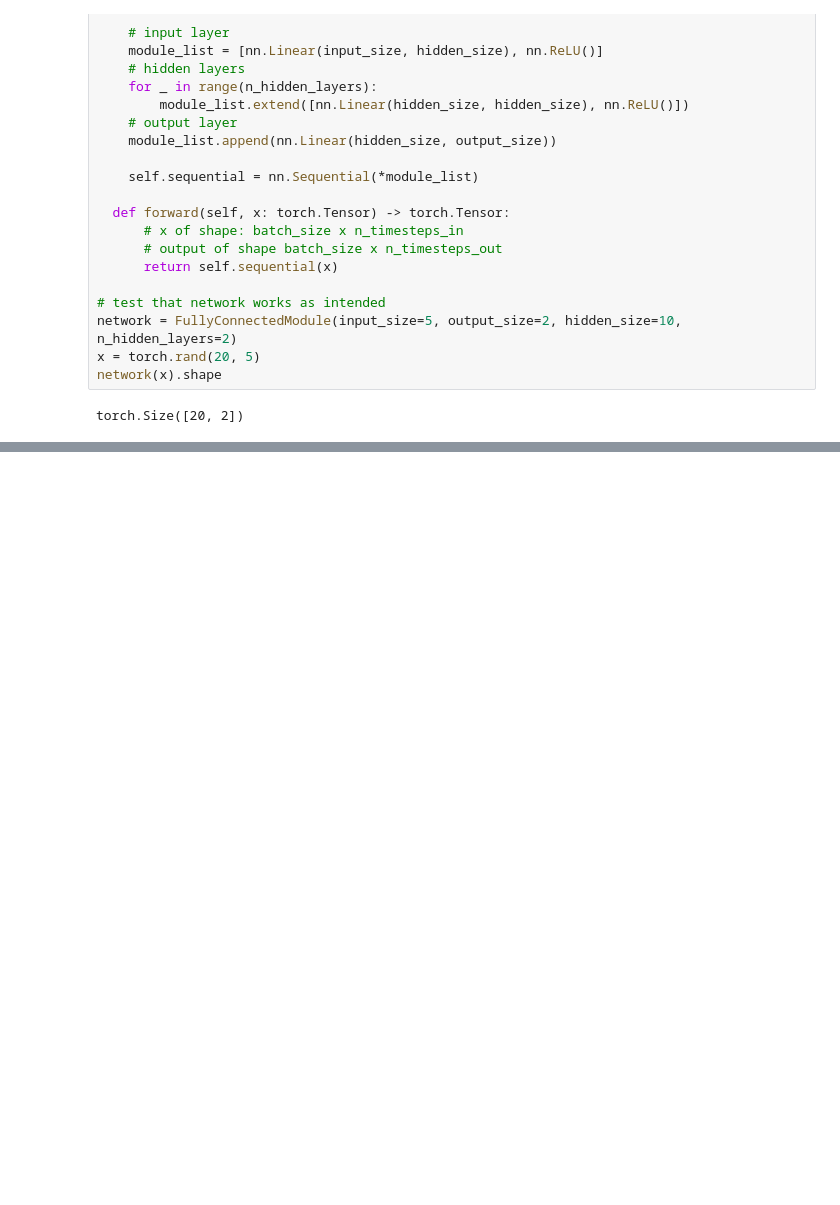
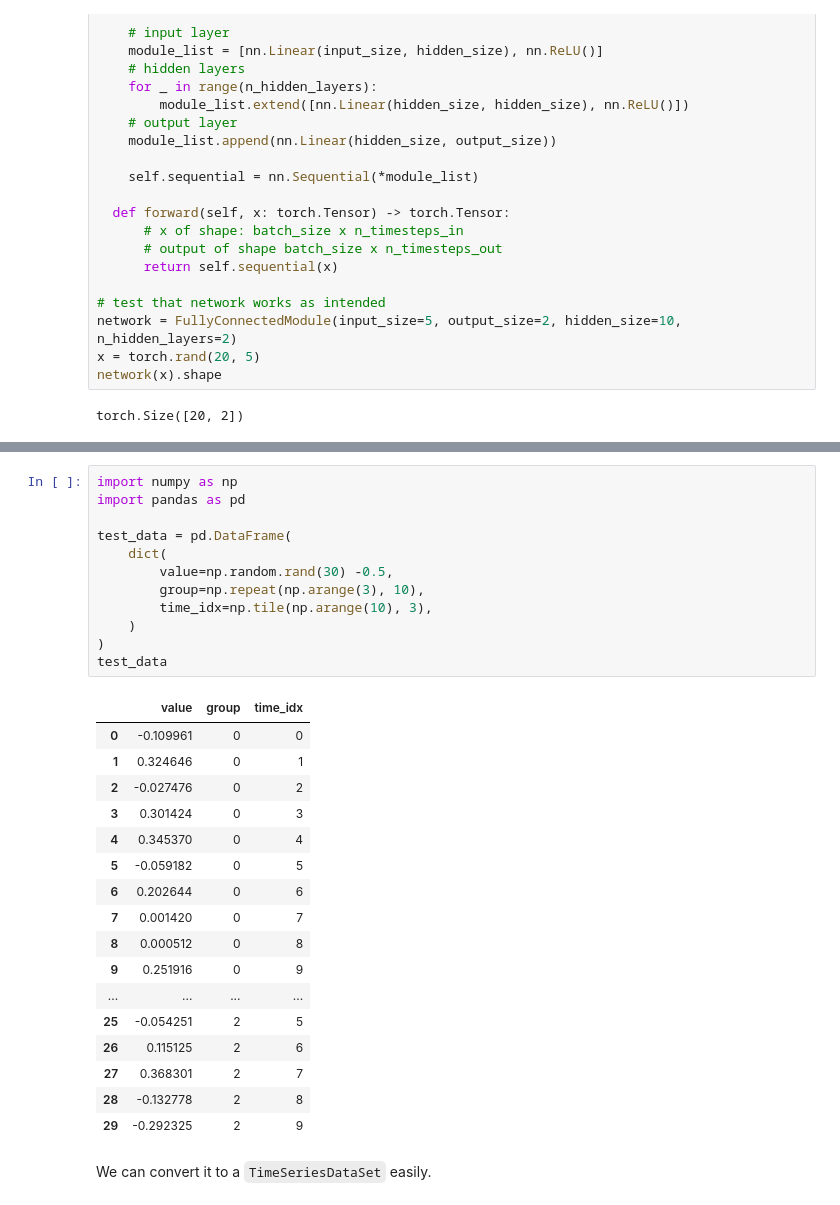
Before and after one commit to MMoronto/peutingar-labs, a Jupyter notebook: Peutingar_datasets.ipynb, the cells around one changed output, grey strips where cells are left out. Drawn from its saved outputs; the diff is of its cells as text; blank space fills up the shorter version.

```diff
--- a/Peutingar_datasets.ipynb
+++ b/Peutingar_datasets.ipynb
@@ -1455,0 +1512,32 @@ torch.Size([20, 2])
+# %%
+import numpy as np
+import pandas as pd
+
+test_data = pd.DataFrame(
+    dict(
+        value=np.random.rand(30) -0.5,
+        group=np.repeat(np.arange(3), 10),
+        time_idx=np.tile(np.arange(10), 3),
+    )
+)
+test_data
+# %% [output]
+|  | value | group | time_idx |
+| 0 | -0.109961 | 0 | 0 |
+| 1 | 0.324646 | 0 | 1 |
+| 2 | -0.027476 | 0 | 2 |
+| 3 | 0.301424 | 0 | 3 |
+| 4 | 0.345370 | 0 | 4 |
+| 5 | -0.059182 | 0 | 5 |
+| 6 | 0.202644 | 0 | 6 |
+| 7 | 0.001420 | 0 | 7 |
+| 8 | 0.000512 | 0 | 8 |
+| 9 | 0.251916 | 0 | 9 |
+| ... | ... | ... | ... |
+| 25 | -0.054251 | 2 | 5 |
+| 26 | 0.115125 | 2 | 6 |
+| 27 | 0.368301 | 2 | 7 |
+| 28 | -0.132778 | 2 | 8 |
+| 29 | -0.292325 | 2 | 9 |
+# %% [markdown]
+We can convert it to a `TimeSeriesDataSet` easily.
```
Also changed, not shown: parts of 102 cells of this notebook.
